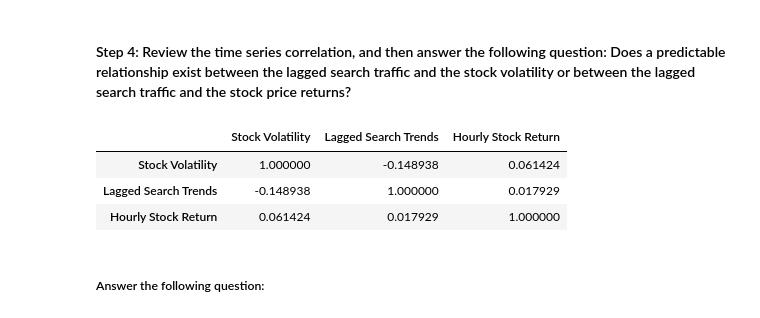
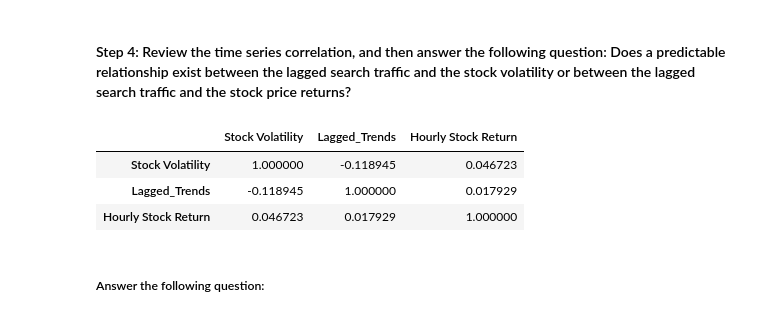
Before and after one commit to BlairSonnen/prophet-challenge, a Jupyter notebook: forecasting_net_prophet.ipynb, the cells around one changed output. Cells and saved outputs as stored; diff of their text form; code cells hidden in the pictures.

```diff
--- a/forecasting_net_prophet.ipynb
+++ b/forecasting_net_prophet.ipynb
@@ -241,9 +247,13 @@ display(df_mercado_stock.tail())
 # %%
 # Concatenate the df_mercado_stock DataFrame with the df_mercado_trends DataFrame
 # Concatenate the DataFrame by columns (axis=1), and drop and rows with only one column of data
-
+df_mercado_full = pd.concat(
+    [df_mercado_stock, df_mercado_trends], axis=1
+    ).dropna(thresh=2)
 
 # View the first and last five rows of the DataFrame
+display(df_mercado_full.head())
+display(df_mercado_full.tail())
 # %% [output]
 |  | close | Search Trends |
 | 2016-06-01 09:00:00 | 135.16 | 6.0 |
@@ -299,3 +313,6 @@ array([<Axes: >, <Axes: >], dtype=object)
 # %%
 # Create a new column in the mercado_stock_trends_df DataFrame called Lagged Search Trends
 # This column should shift the Search Trends information by one hour
+
+df_mercado_full['Lagged_Trends'] = df_mercado_full['Search Trends'].shift(1)
+display(df_mercado_full.head())
@@ -302,3 +326,6 @@ array([<Axes: >, <Axes: >], dtype=object)
 # %%
 # Create a new column in the mercado_stock_trends_df DataFrame called Stock Volatility
 # This column should calculate the standard deviation of the closing stock price return data over a 4 period rolling window
+df_mercado_full['Stock Volatility'] = df_mercado_full['close'].rolling(window=4).std()
+display(df_mercado_full.head())
+display(df_mercado_full.tail())
@@ -312,5 +353,6 @@ array([<Axes: >, <Axes: >], dtype=object)
 # %%
 # Create a new column in the mercado_stock_trends_df DataFrame called Hourly Stock Return
 # This column should calculate hourly return percentage of the closing price
+df_mercado_full['Hourly Stock Return'] = df_mercado_full['close'].pct_change()
 # %%
 # View the first and last five rows of the mercado_stock_trends_df DataFrame
@@ -331,12 +375,12 @@ array([<Axes: >, <Axes: >], dtype=object)
 #### Step 4: Review the time series correlation, and then answer the following question: Does a predictable relationship exist between the lagged search traffic and the stock volatility or between the lagged search traffic and the stock price returns?
 # %%
 # Construct correlation table of Stock Volatility, Lagged Search Trends, and Hourly Stock Return
-mercado_stock_trends_df[['Stock Volatility', 'Lagged Search Trends', 'Hourly Stock Return']].corr()
+df_mercado_full[['Stock Volatility', 'Lagged_Trends', 'Hourly Stock Return']].corr()
 # %% [output]
-|  | Stock Volatility | Lagged Search Trends | Hourly Stock Return |
-| Stock Volatility | 1.000000 | -0.148938 | 0.061424 |
-| Lagged Search Trends | -0.148938 | 1.000000 | 0.017929 |
-| Hourly Stock Return | 0.061424 | 0.017929 | 1.000000 |
+|  | Stock Volatility | Lagged_Trends | Hourly Stock Return |
+| Stock Volatility | 1.000000 | -0.118945 | 0.046723 |
+| Lagged_Trends | -0.118945 | 1.000000 | 0.017929 |
+| Hourly Stock Return | 0.046723 | 0.017929 | 1.000000 |
 # %% [markdown]
 ##### Answer the following question:
 # %% [markdown]
```
Also changed, not shown: parts of 11 cells of this notebook.
